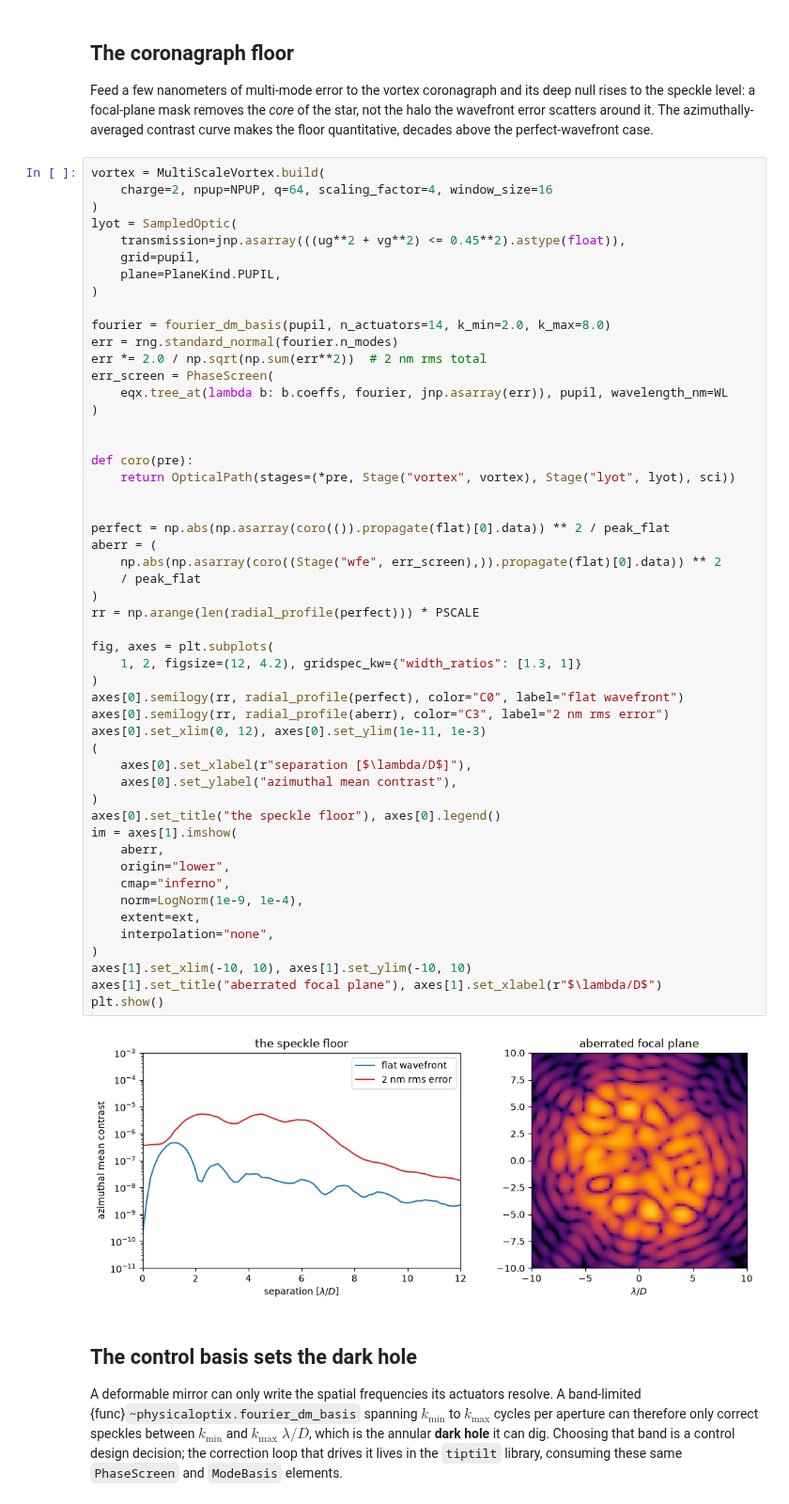
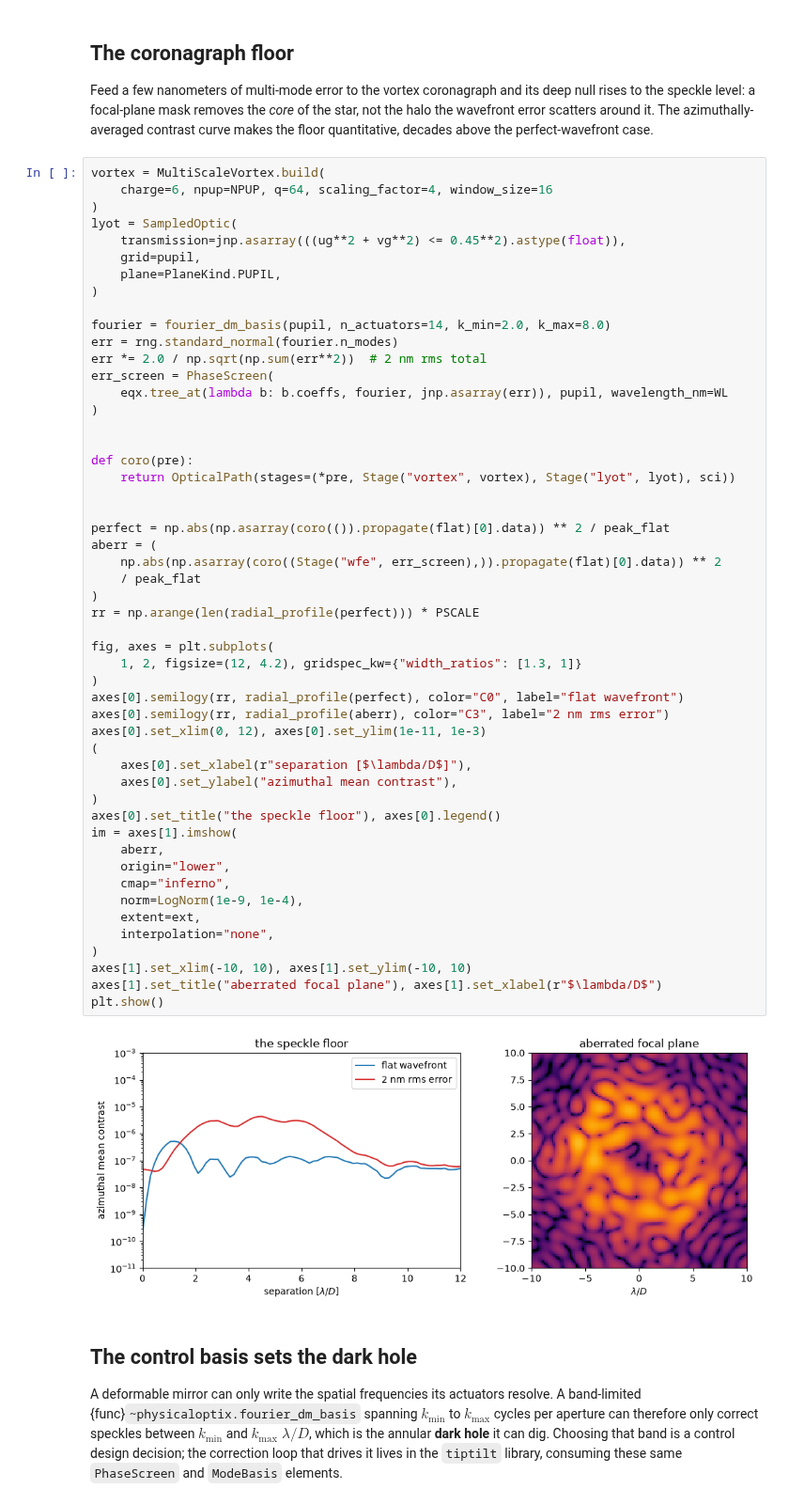
Before and after one commit to CoreySpohn/physicaloptix, a Jupyter notebook: docs/examples/04_Wavefront_Error_and_Elements.ipynb, the cells around one changed output. Shown at 94% size. Drawn from its saved outputs; the diff is of its cells as text.

```diff
--- a/docs/examples/04_Wavefront_Error_and_Elements.ipynb
+++ b/docs/examples/04_Wavefront_Error_and_Elements.ipynb
@@ -235,7 +235,7 @@ azimuthally-averaged contrast curve makes the floor quantitative, decades above
 the perfect-wavefront case.
 # %%
 vortex = MultiScaleVortex.build(
-    charge=2, npup=NPUP, q=64, scaling_factor=4, window_size=16
+    charge=6, npup=NPUP, q=64, scaling_factor=4, window_size=16
 )
 lyot = SampledOptic(
     transmission=jnp.asarray(((ug**2 + vg**2) <= 0.45**2).astype(float)),
@@ -258,34 +258,34 @@ def coro(pre):
 perfect = np.abs(np.asarray(coro(()).propagate(flat)[0].data)) ** 2 / peak_flat
 aberr = (
     np.abs(np.asarray(coro((Stage("wfe", err_screen),)).propagate(flat)[0].data)) ** 2
     / peak_flat
 )
 rr = np.arange(len(radial_profile(perfect))) * PSCALE
 
 fig, axes = plt.subplots(
     1, 2, figsize=(12, 4.2), gridspec_kw={"width_ratios": [1.3, 1]}
 )
 axes[0].semilogy(rr, radial_profile(perfect), color="C0", label="flat wavefront")
 axes[0].semilogy(rr, radial_profile(aberr), color="C3", label="2 nm rms error")
 axes[0].set_xlim(0, 12), axes[0].set_ylim(1e-11, 1e-3)
 (
     axes[0].set_xlabel(r"separation [$\lambda/D$]"),
     axes[0].set_ylabel("azimuthal mean contrast"),
 )
 axes[0].set_title("the speckle floor"), axes[0].legend()
 im = axes[1].imshow(
     aberr,
     origin="lower",
     cmap="inferno",
     norm=LogNorm(1e-9, 1e-4),
     extent=ext,
     interpolation="none",
 )
 axes[1].set_xlim(-10, 10), axes[1].set_ylim(-10, 10)
 axes[1].set_title("aberrated focal plane"), axes[1].set_xlabel(r"$\lambda/D$")
 plt.show()
 # %% [output]
-[figure, old version]
+[figure, new version]
 # %% [markdown]
 ## The control basis sets the dark hole
 
```
Also changed, not shown: 1 other file.
